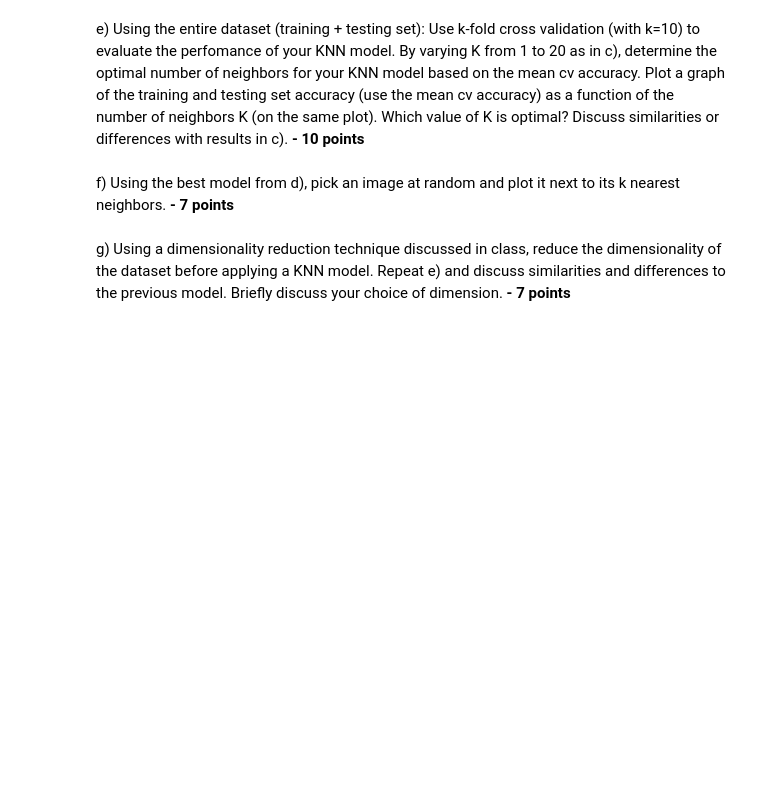
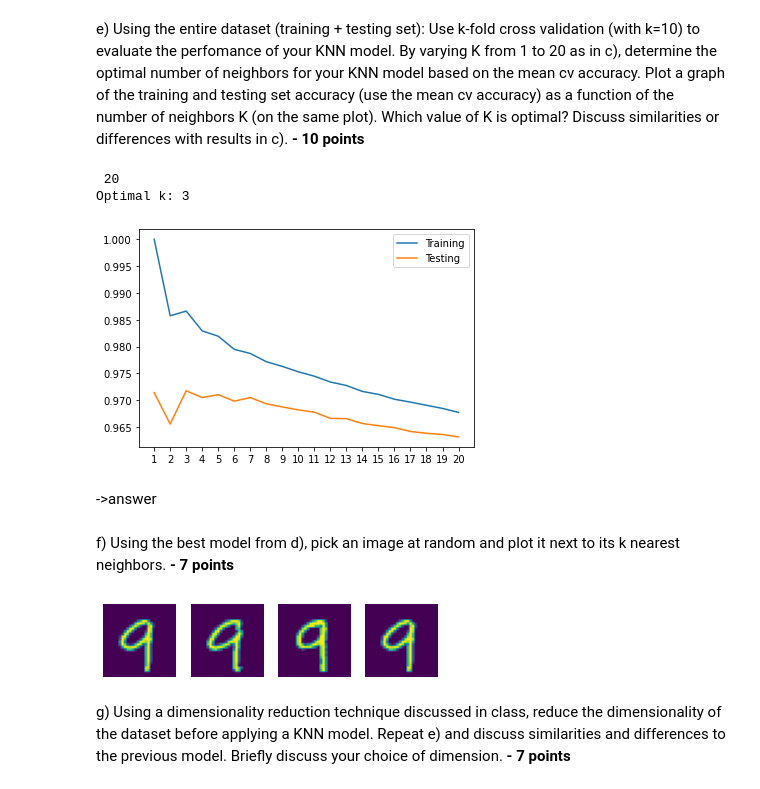
Before and after one commit to ivanisakov99/CS506, a Jupyter notebook: HW/4. Classification/homework4.ipynb, the cells around one changed output. Drawn from its saved outputs; the diff is of its cells as text; code cells hidden in the pictures; blank space fills up the shorter version.

```diff
--- a/HW/4. Classification/homework4.ipynb
+++ b/HW/4. Classification/homework4.ipynb
@@ -126,8 +157,29 @@ Y_test = Ytest[:n]
-# %%
-from sklearn.model_selection import cross_validate
-scores = []
-for k in range(1, 21):
-    knn = KNeighborsClassifier(n_neighbors=k)
-    scores.append(cross_validate(knn, X_train, Y_train, cv=10, scoring='accuracy'))
+# %%
+train_scores, test_scores = [], []
+
+for k_n in range(1, 21):
+    knn = KNeighborsClassifier(n_neighbors=k_n)
+    scores = cross_validate(knn, X, Y, # !uncomment for full dataset
+    # scores = cross_validate(knn, X_TRAIN, Y_TRAIN,
+                            cv=10,
+                            n_jobs=4,
+                            return_train_score=True)
+    train_scores.append(scores['train_score'].mean())
+    test_scores.append(scores['test_score'].mean())
+    sys.stdout.write('\r {}'.format(k_n))
+
+K = np.argmax(test_scores) + 1
+print('\nOptimal k:', K)
+plt.plot(range(1, 21), train_scores, label='Training')
+plt.plot(range(1, 21), test_scores, label='Testing')
+plt.xticks(range(1, 21))
+plt.legend()
+plt.show()
+# %% [output]
+ 20
+Optimal k: 3
+[figure, added]
+# %% [markdown]
+->answer
 # %% [markdown]
 f) Using the best model from d), pick an image at random and plot it next to its k nearest neighbors. **- 7 points**
@@ -136,2 +186,16 @@ fig, axes = plt.subplots(1, 10)
+# %%
+knn = KNeighborsClassifier(n_neighbors=K).fit(X, Y)
+
+image = df.iloc[:, :784].sample().values
+_, neighbours = knn.kneighbors(image)
+neighbours = [X[img] for img in neighbours[0]]
+neighbours.append(image)
+
+fig, axes = plt.subplots(1, K + 1)
+for img, ax in zip(neighbours, axes):
+    ax.set_axis_off()
+    ax.imshow(img.reshape(28, 28))
+# %% [output]
+[figure, added]
 # %% [markdown]
 g) Using a dimensionality reduction technique discussed in class, reduce the dimensionality of the dataset before applying a KNN model. Repeat e) and discuss similarities and differences to the previous model. Briefly discuss your choice of dimension. **- 7 points**
```
Also changed, not shown: parts of 44 cells of this notebook.
